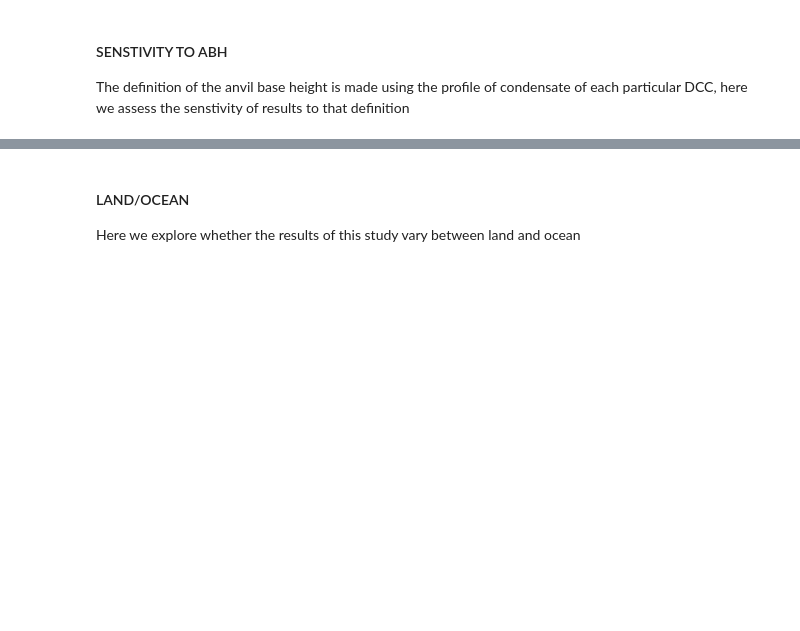
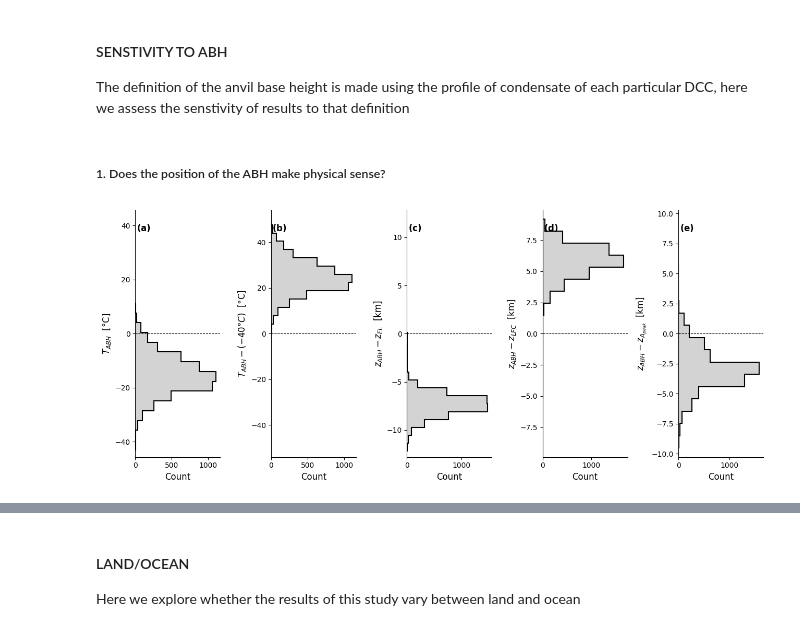
Before and after one commit to mathilde-ritman/scripts-to-make-Ritman-et-al-does-greater-CMF, a Jupyter notebook: scripts/03.supporting_figures.ipynb, the cells around one changed output, grey strips where cells are left out. Saved outputs shown, nothing was run; the diff lists cells and outputs as text; code cells hidden in the pictures; blank space fills up the shorter version.

```diff
--- a/scripts/03.supporting_figures.ipynb
+++ b/scripts/03.supporting_figures.ipynb
@@ -351,0 +487,2 @@ The definition of the anvil base height is made using the profile of condensate
+# %% [markdown]
+##### 1. Does the position of the ABH make physical sense?
@@ -351,0 +528,61 @@ The definition of the anvil base height is made using the profile of condensate
+# %%
+def height_diff(da_a, da_b, zg, lev_dim='level_full'):
+    def to_height(x):
+        if isinstance(x, xr.DataArray) and lev_dim in x.dims:
+            return zg.sel({lev_dim: x}, method='nearest')
+        else:
+            return zg.sel({lev_dim: x}, method='nearest')
+    return (to_height(da_a) - to_height(da_b)) / 1e3
+
+fig, axs = plt.subplots(1,5, figsize=(13,5.5))
+axs = axs.flat
+
+hparams = dict(bins=15, histtype='stepfilled', fc='lightgrey', ec='k', lw=1.5, orientation='horizontal')
+lev = ds_abh.ABH
+zg  = ds_abh.env_zg
+
+def profile_peak_level(da, lev_dim='level_full'):
+    return da.idxmax(lev_dim, skipna=True)
+
+def profile_min_level(da, lev_dim='level_full'):
+    return da.idxmin(lev_dim, skipna=True)
+
+def plot_panel(ax, d_raw, ylabel):
+    d = d_raw.ravel() if hasattr(d_raw, 'ravel') else np.array(d_raw)
+    d = d[np.isfinite(d)]
+    ax.hist(d, **hparams)
+    ax.set_ylabel(ylabel, fontsize=fs)
+
+ax = axs[0]
+T_at_abh = ds_abh.env_T.sel(level_full=lev, method='nearest') - 273.15
+plot_panel(ax, T_at_abh.values, '$T_{ABH}$  [°C]')
+
+ax = axs[1]
+plot_panel(ax, (T_at_abh + 40).values, '$T_{ABH} - (-40°C)$  [°C]')
+
+ax = axs[4]
+area_peak_lev = profile_peak_level(ds_abh.cloud_area_z)
+plot_panel(ax, height_diff(lev, area_peak_lev, zg).values,
+           r'$z_{ABH} - z_{A_{peak}}$  [km]')
+
+ax = axs[2]
+plot_panel(ax, (abh_z - ds_abh.el).values,
+           r'$z_{ABH} - z_{EL}$  [km]')
+
+ax = axs[3]
+plot_panel(ax, (abh_z - ds_abh.lfc).values,
+           r'$z_{ABH} - z_{LFC}$  [km]')
+
+for i, ax in enumerate(axs):
+    ax.axhline(0, lw=0.8, c='k', ls='--')
+    ylim = ax.get_ylim()
+    max_abs = max(abs(ylim[0]), abs(ylim[1]))
+    ax.set_ylim(-max_abs, max_abs)
+    ax.set_xlabel('Count', fontsize=fs)
+    ax.spines[["top", "right"]].set_visible(False)
+    plot_helpers.panel_label(ax, letters[i], fs=fs)
+
+fig.tight_layout()
+fig.savefig(extra_figs / f"figS01.{ext}", bbox_inches="tight", dpi=dpi, transparent=True)
+# %% [output]
+[figure, added]
```
Also changed, not shown: parts of 26 cells of this notebook, 5 other files.
